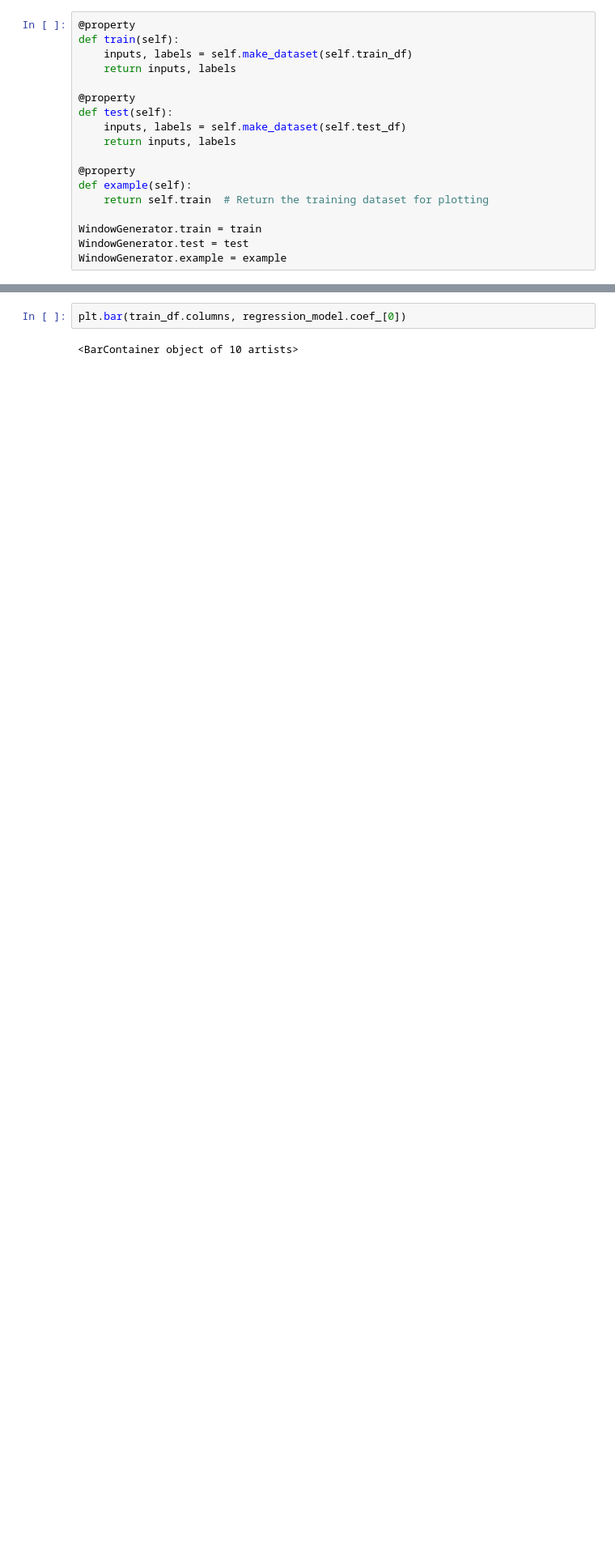
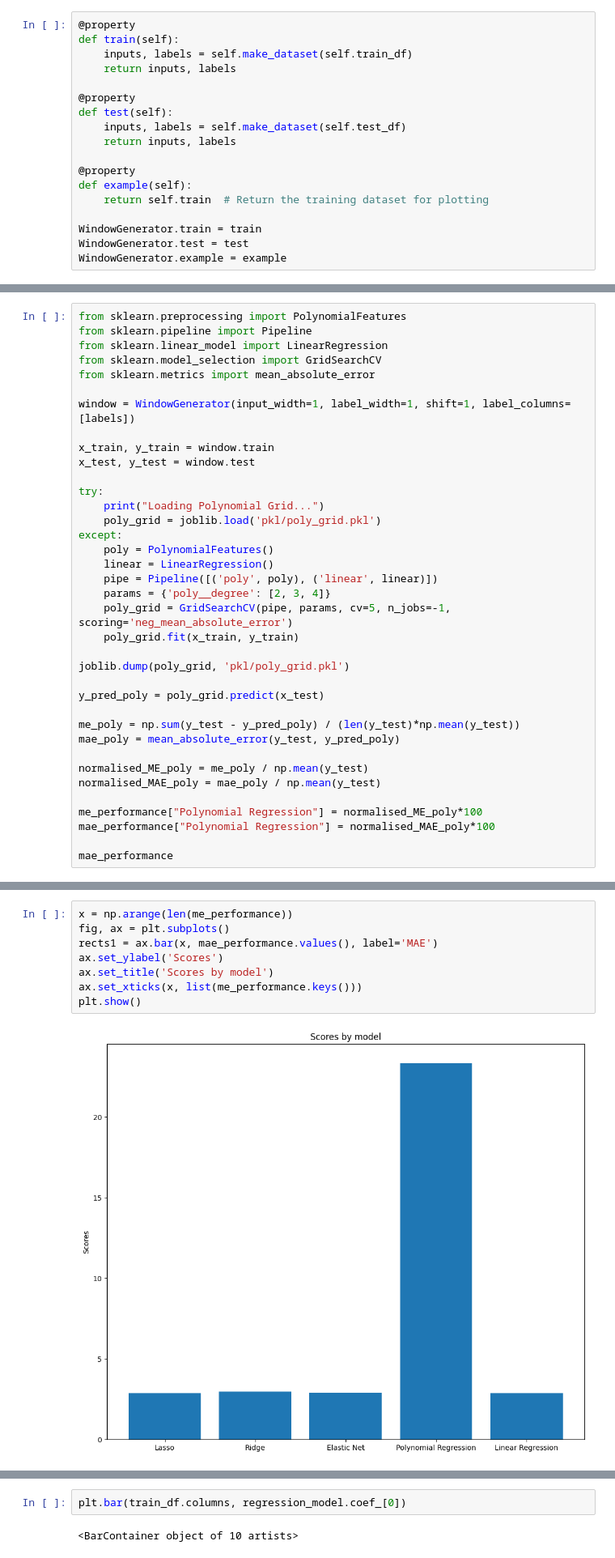
Before and after one commit to alextsaf/Thesis-NTUA, a Jupyter notebook: window.ipynb, the cells around one changed output, grey strips where cells are left out. Shown at 81% size. Drawn from its saved outputs; the diff is of its cells as text; blank space fills up the shorter version.

```diff
--- a/window.ipynb
+++ b/window.ipynb
@@ -274,0 +330,37 @@ plt.show()
+# %%
+from sklearn.preprocessing import PolynomialFeatures
+from sklearn.pipeline import Pipeline
+from sklearn.linear_model import LinearRegression
+from sklearn.model_selection import GridSearchCV
+from sklearn.metrics import mean_absolute_error
+
+window = WindowGenerator(input_width=1, label_width=1, shift=1, label_columns=[labels])
+
+x_train, y_train = window.train
+x_test, y_test = window.test
+
+try:
+    print("Loading Polynomial Grid...")
+    poly_grid = joblib.load('pkl/poly_grid.pkl')
+except:
+    poly = PolynomialFeatures()
+    linear = LinearRegression()
+    pipe = Pipeline([('poly', poly), ('linear', linear)])
+    params = {'poly__degree': [2, 3, 4]}
+    poly_grid = GridSearchCV(pipe, params, cv=5, n_jobs=-1, scoring='neg_mean_absolute_error')
+    poly_grid.fit(x_train, y_train)
+
+joblib.dump(poly_grid, 'pkl/poly_grid.pkl')
+
+y_pred_poly = poly_grid.predict(x_test)
+
+me_poly = np.sum(y_test - y_pred_poly) / (len(y_test)*np.mean(y_test))
+mae_poly = mean_absolute_error(y_test, y_pred_poly)
+
+normalised_ME_poly = me_poly / np.mean(y_test)
+normalised_MAE_poly = mae_poly / np.mean(y_test)
+
+me_performance["Polynomial Regression"] = normalised_ME_poly*100
+mae_performance["Polynomial Regression"] = normalised_MAE_poly*100
+
+mae_performance
@@ -274,0 +403,10 @@ plt.show()
+# %%
+x = np.arange(len(me_performance))
+fig, ax = plt.subplots()
+rects1 = ax.bar(x, mae_performance.values(), label='MAE')
+ax.set_ylabel('Scores')
+ax.set_title('Scores by model')
+ax.set_xticks(x, list(me_performance.keys()))
+plt.show()
+# %% [output]
+[figure, added]
```
Also changed, not shown: parts of 20 cells of this notebook.
